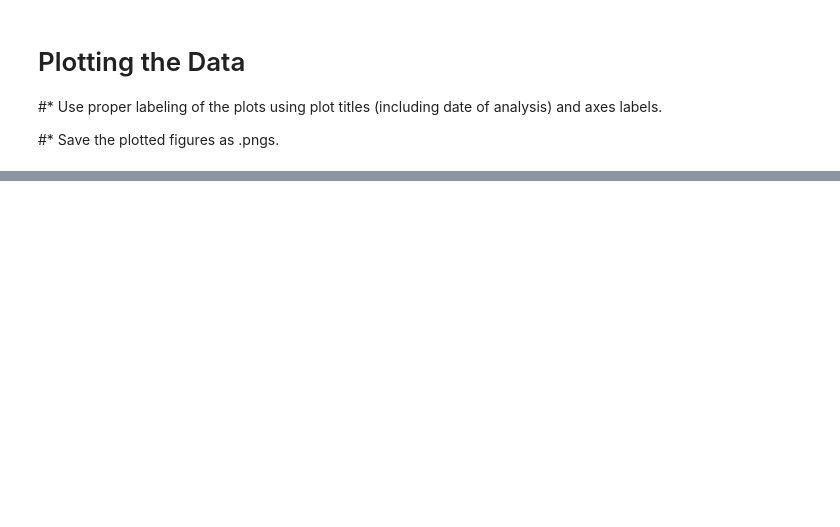
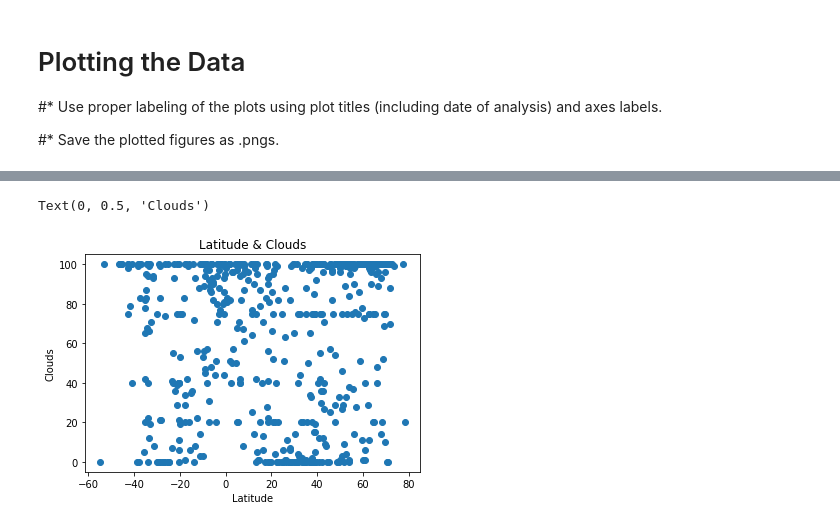
Before and after one commit to JStovall1/python-api-challenge, a Jupyter notebook: Weather-VacaPY/WeatherPY.ipynb, the cells around one changed output, grey strips where cells are left out. Drawn from its saved outputs; the diff is of its cells as text; code cells hidden in the pictures; blank space fills up the shorter version.

```diff
--- a/Weather-VacaPY/WeatherPY.ipynb
+++ b/Weather-VacaPY/WeatherPY.ipynb
@@ -139,2 +194,9 @@ plt.scatter(df['Latitude'], df["Temperature"])
 # %%
 #Latitude/Cloudiness
+plt.scatter(city_data_df['Latitude'], city_data_df["Clouds"])
+plt.title("Latitude & Clouds")
+plt.xlabel("Latitude")
+plt.ylabel("Clouds")
+# %% [output]
+Text(0, 0.5, 'Clouds')
+[figure, added]
```
Also changed, not shown: parts of 26 cells of this notebook, 14 other files.
